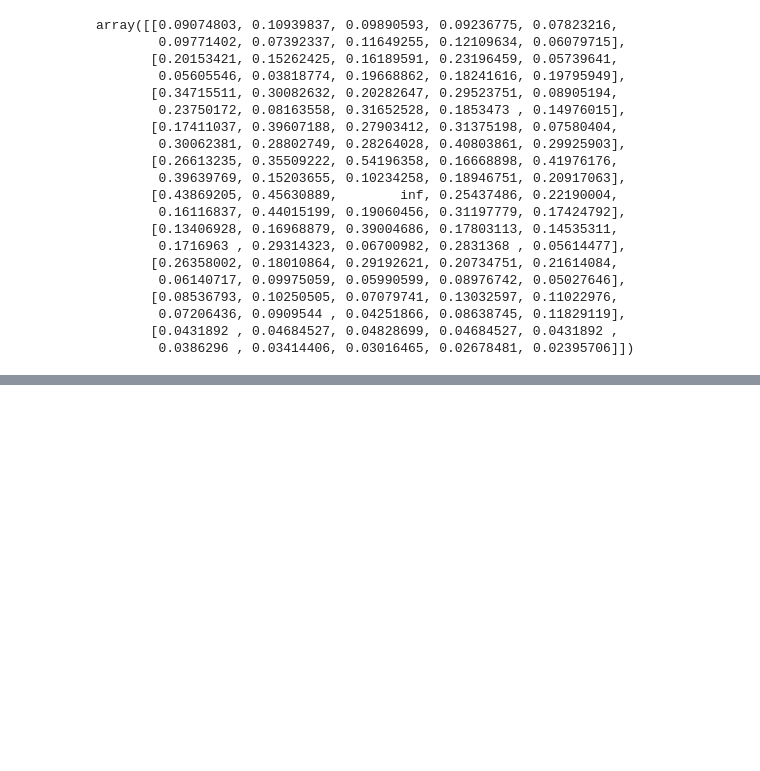
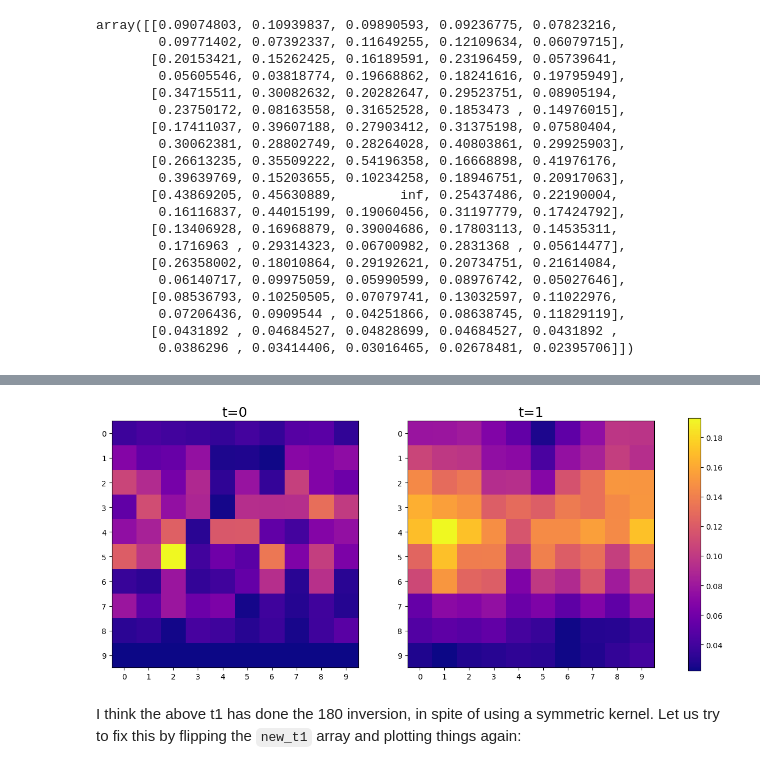
Before and after one commit to shaunlowis/PHYS_391B, a Jupyter notebook: zipf_map.ipynb, the cells around one changed output, grey strips where cells are left out. Saved outputs shown, nothing was run; the diff lists cells and outputs as text; code cells hidden in the pictures; blank space fills up the shorter version.

```diff
--- a/zipf_map.ipynb
+++ b/zipf_map.ipynb
@@ -183,7 +187,7 @@ for x, i in enumerate(t_0):
         temp.append(zipf(r_distance(t_0, (x,y))))
     g.append(temp)
 
-g = np.asarray(t_1)
+g = np.asarray(g)
 g, g.shape
 # %% [output]
 (array([[0.03586668, 0.03787943, 0.0386296 , 0.03787943, 0.03586668,
@@ -301,0 +359,4 @@ plt.show()
+# %%
+# Now we can hopefully apply the above kernel:
+new_t1 = cv.filter2D(t_0, -1, kernel)
+new_t1
@@ -301,0 +384,32 @@ plt.show()
+# %%
+fig, ax = plt.subplots(1,2, figsize=(16,6), gridspec_kw={'width_ratios': [1, 1]})
+im0 = ax[0].imshow(t_0, cmap='plasma')
+im1 = ax[1].imshow(new_t1, cmap='plasma')
+
+# The order of the tick bars here is important. This is to make the ricks display regularly.
+loc = plticker.MultipleLocator(base=1.0)
+
+# cbar0 = fig.colorbar(im0)
+# cbar0.ax.xaxis.set_major_locator(loc)
+
+# cbar1 = fig.colorbar(im1)
+# cbar1.ax.xaxis.set_major_locator(loc)
+
+fig.colorbar(im, ax=ax.ravel().tolist())
+
+ax[0].xaxis.set_major_locator(loc)
+ax[0].yaxis.set_major_locator(loc)
+ax[0].set_title('t=0', fontsize=18)
+
+ax[1].xaxis.set_major_locator(loc)
+ax[1].yaxis.set_major_locator(loc)
+ax[1].set_title('t=0', fontsize=18)
+ax[1].set_title('t=1', fontsize=18)
+
+# plt.tight_layout()
+plt.show()
+# %% [output]
+[figure, added]
+# %% [markdown]
+I think the above t1 has done the 180 inversion, in spite of using a symmetric kernel.
+Let us try to fix this by flipping the `new_t1` array and plotting things again:
```
Also changed, not shown: parts of 17 cells of this notebook, 2 other files.
